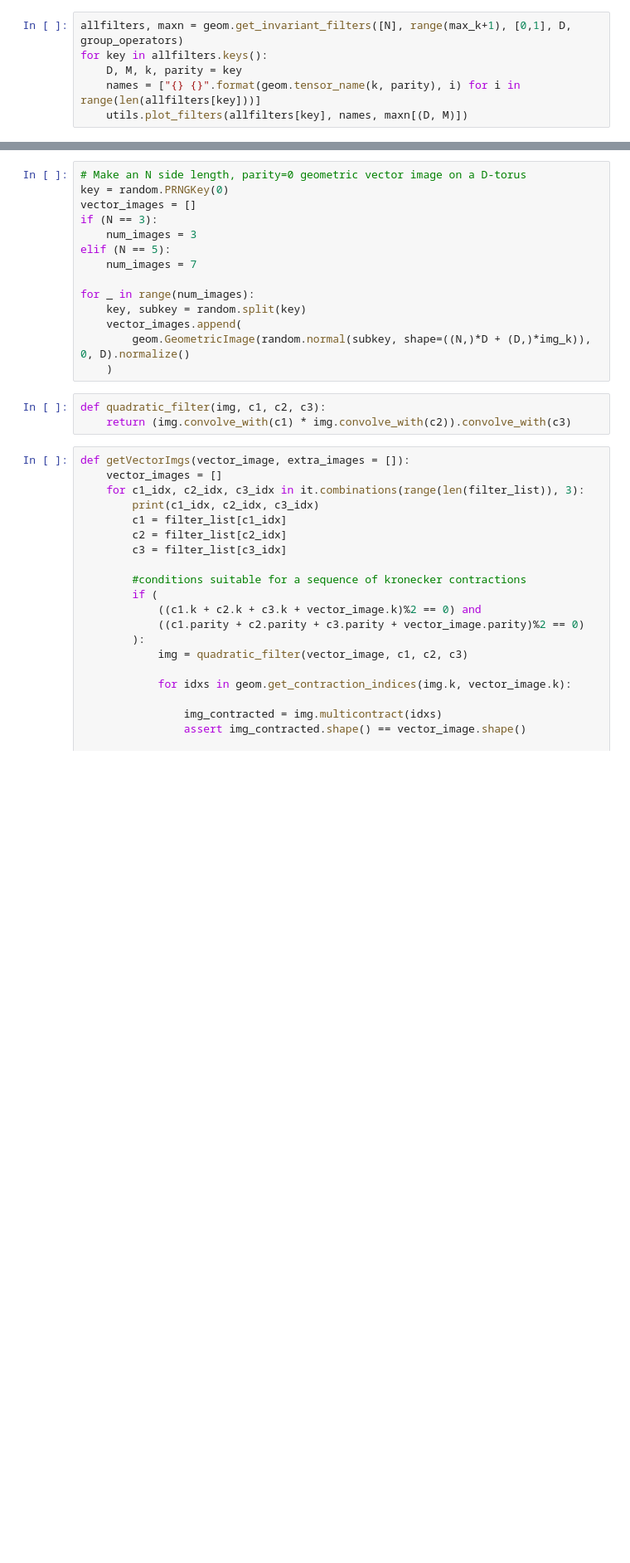
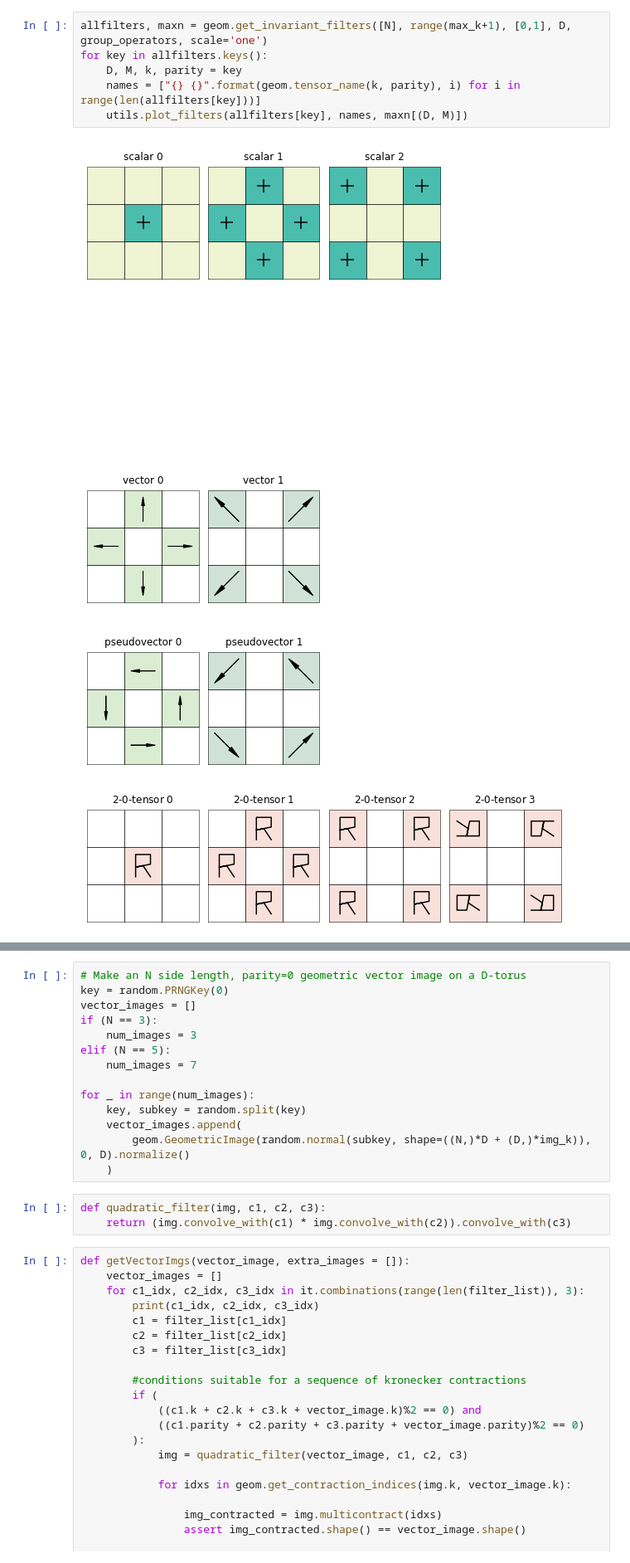
Before and after one commit to WilsonGregory/ginjax, a Jupyter notebook: notebooks/find_quadratic_operations.ipynb, the cells around one changed output, grey strips where cells are left out. Shown at 83% size. Cells and saved outputs as stored; diff of their text form; blank space fills up the shorter version.

```diff
--- a/notebooks/find_quadratic_operations.ipynb
+++ b/notebooks/find_quadratic_operations.ipynb
@@ -17,6 +22,12 @@ print(len(group_operators))
 # %%
-allfilters, maxn = geom.get_invariant_filters([N], range(max_k+1), [0,1], D, group_operators)
+allfilters, maxn = geom.get_invariant_filters([N], range(max_k+1), [0,1], D, group_operators, scale='one')
 for key in allfilters.keys():
     D, M, k, parity = key
     names = ["{} {}".format(geom.tensor_name(k, parity), i) for i in range(len(allfilters[key]))]
     utils.plot_filters(allfilters[key], names, maxn[(D, M)])
+# %% [output]
+[figure, added]
+[figure, added]
+[figure, added]
+[figure, added]
+[figure, added]
```
Also changed, not shown: parts of 7 cells of this notebook, 4 other files.
